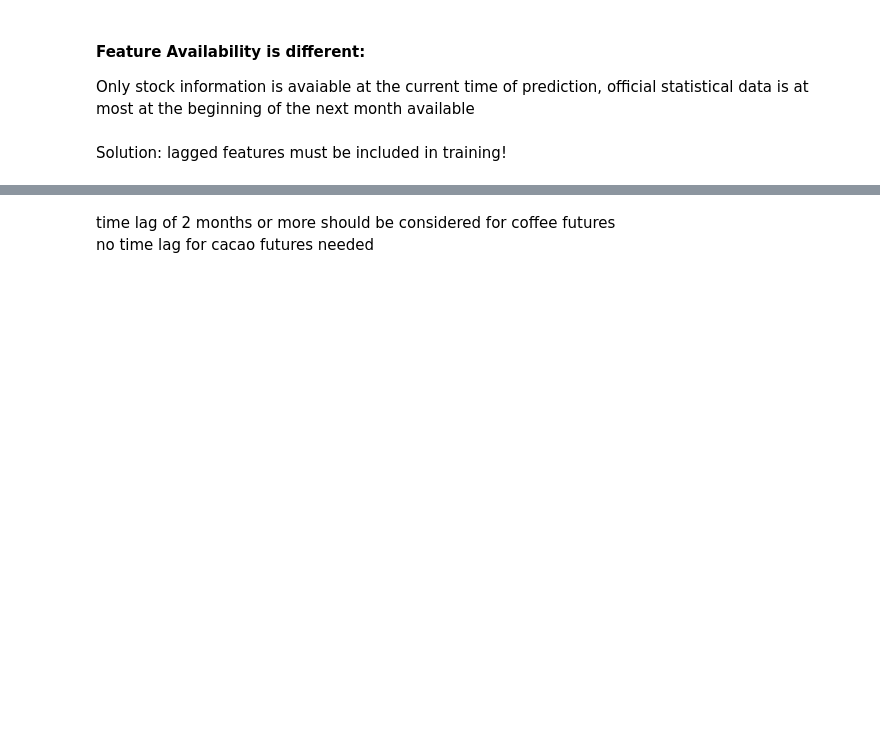
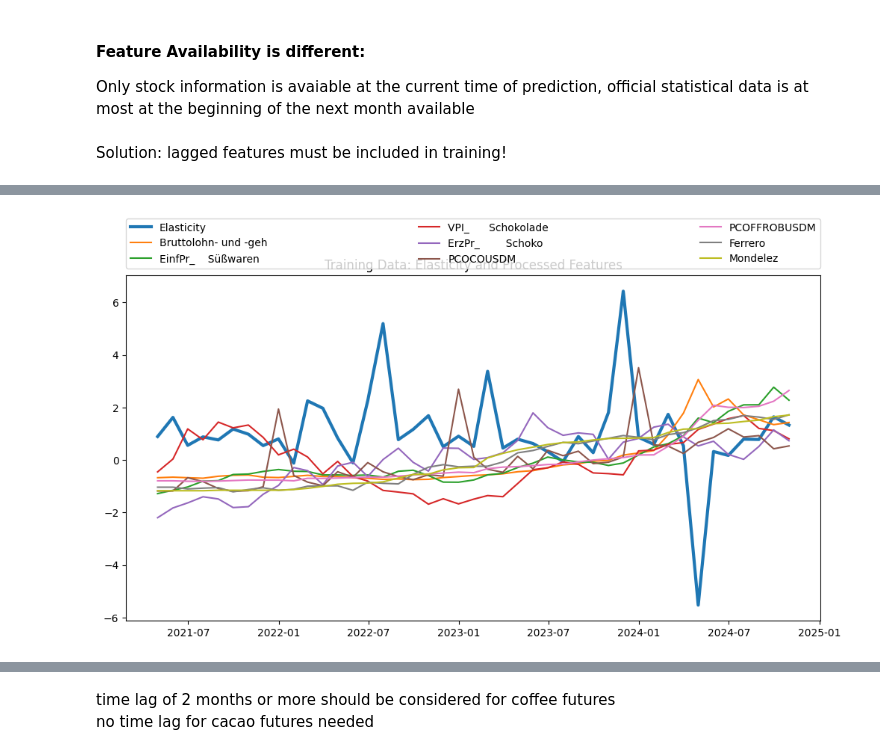
Before and after one commit to salimaabdalla/dpp_projekt_2026, a Jupyter notebook: notebooks/10_ARIMAX_monthly_updated_prediction.ipynb, the cells around one changed output, grey strips where cells are left out. Cells and saved outputs as stored; diff of their text form; code cells hidden in the pictures; blank space fills up the shorter version.

```diff
--- a/notebooks/10_ARIMAX_monthly_updated_prediction.ipynb
+++ b/notebooks/10_ARIMAX_monthly_updated_prediction.ipynb
@@ -224,0 +282,13 @@ plt.show()
+# %%
+# plotting target and processed features to see how they look like after imputation and scaling
+plt.figure(figsize=(12, 6))
+plt.plot(y_train_2, label='Elasticity', linewidth=3)
+X_train_2_processed_df = pd.DataFrame(X_train_2_processed, columns=X_train_2.columns, index=X_train_2.index)
+for feature in X_train_2.columns:
+    plt.plot(X_train_2_processed_df[feature], label=feature[:20])  # plotting only first 20 characters of feature name for better visibility
+plt.legend(bbox_to_anchor=(0., 1.02, 1., .102), loc='lower left',
+                      ncols=3, mode="expand", borderaxespad=0.)
+plt.title('Training Data: Elasticity and Processed Features')
+plt.show()
+# %% [output]
+[figure, added]
```
Also changed, not shown: parts of 8 cells of this notebook.
